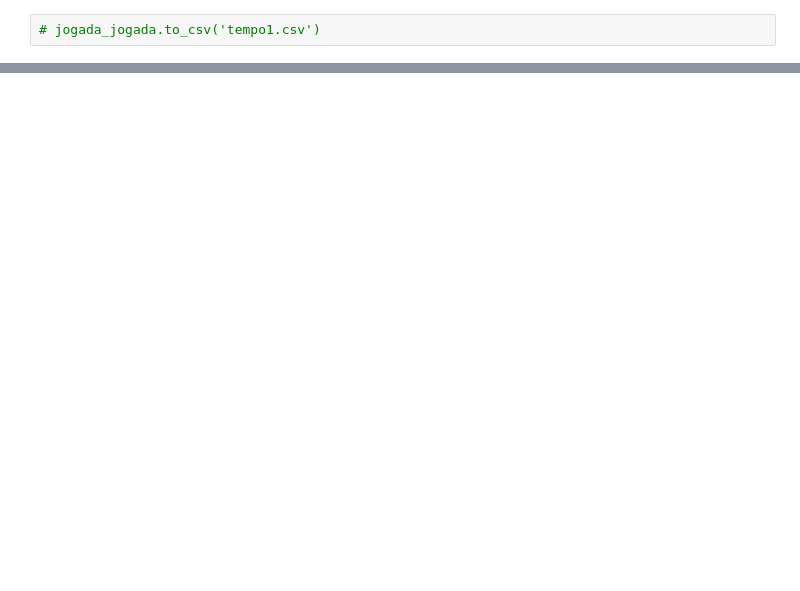
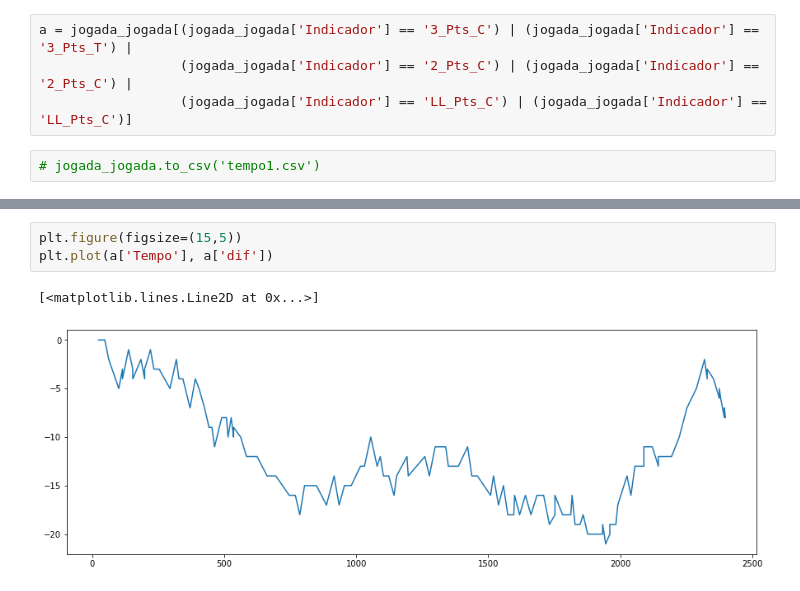
Before and after one commit to Rafael-Prochnow/Analise-descritiva-para-um-time, a Jupyter notebook: Jogada_Jogada.ipynb, the cells around one changed output, grey strips where cells are left out. Drawn from its saved outputs; the diff is of its cells as text; blank space fills up the shorter version.

```diff
--- a/Jogada_Jogada.ipynb
+++ b/Jogada_Jogada.ipynb
@@ -136,2 +92,6 @@ jogada_jogada
+# %%
+a = jogada_jogada[(jogada_jogada['Indicador'] == '3_Pts_C') | (jogada_jogada['Indicador'] == '3_Pts_T') |
+                  (jogada_jogada['Indicador'] == '2_Pts_C') | (jogada_jogada['Indicador'] == '2_Pts_C') |
+                  (jogada_jogada['Indicador'] == 'LL_Pts_C') | (jogada_jogada['Indicador'] == 'LL_Pts_C')]
 # %%
 # jogada_jogada.to_csv('tempo1.csv')
@@ -142,0 +124,6 @@ jogada_jogada['placar_casa'].plot()
+# %%
+plt.figure(figsize=(15,5))
+plt.plot(a['Tempo'], a['dif'])
+# %% [output]
+[<matplotlib.lines.Line2D at 0x...>]
+[figure, added]
```
Also changed, not shown: parts of 11 cells of this notebook.
